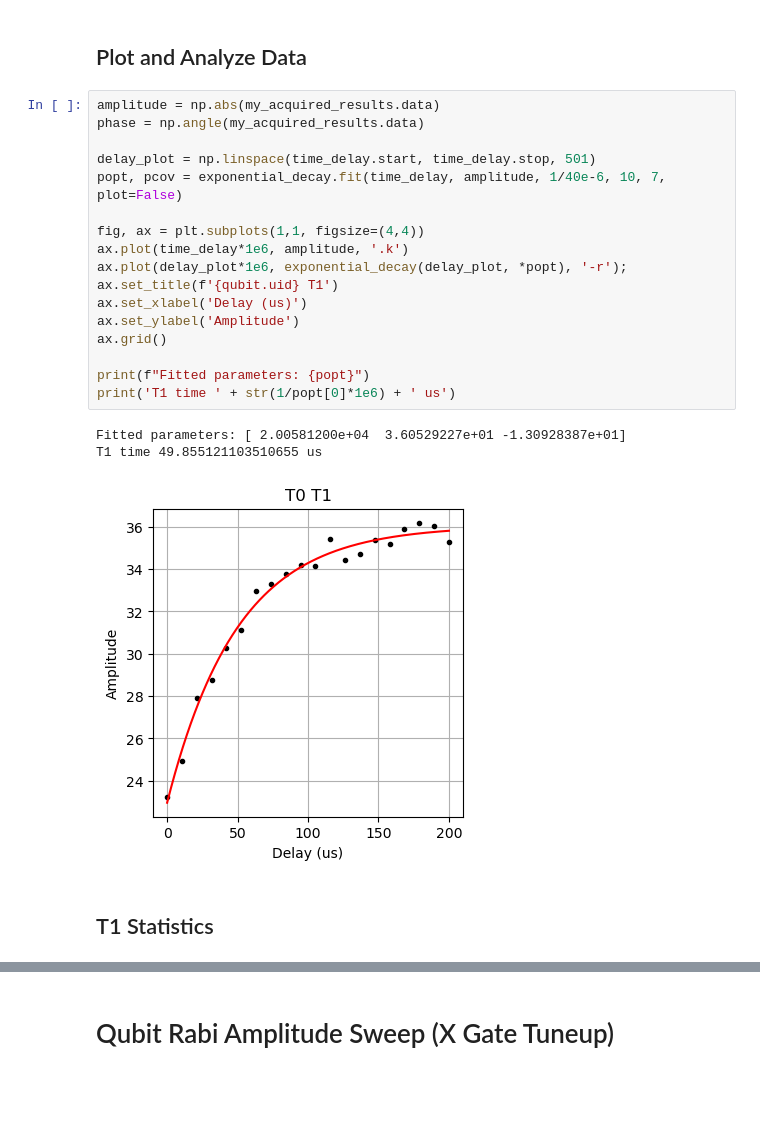
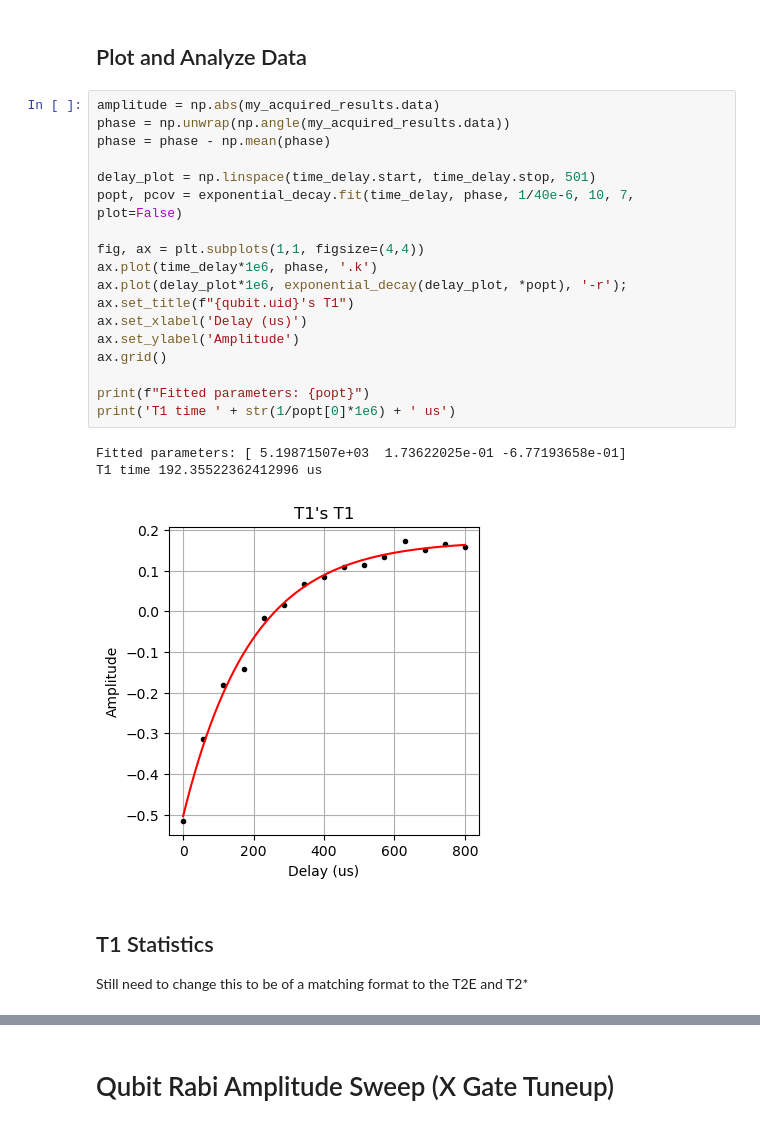
Before and after one commit to SciGeek2000/ZIScripts, a Jupyter notebook: LabOneQ/ZI_Control_Main.ipynb, the cells around one changed output, grey strips where cells are left out. Saved outputs shown, nothing was run; the diff lists cells and outputs as text; blank space fills up the shorter version.

```diff
--- a/LabOneQ/ZI_Control_Main.ipynb
+++ b/LabOneQ/ZI_Control_Main.ipynb
@@ -1568,25 +1570,27 @@ my_acquired_results = my_results.acquired_results['single_freq_data'] #extracts
 ## Plot and Analyze Data
 # %%
 amplitude = np.abs(my_acquired_results.data)
-phase = np.angle(my_acquired_results.data)
+phase = np.unwrap(np.angle(my_acquired_results.data))
+phase = phase - np.mean(phase)
 
 delay_plot = np.linspace(time_delay.start, time_delay.stop, 501)
-popt, pcov = exponential_decay.fit(time_delay, amplitude, 1/40e-6, 10, 7, plot=False)
+popt, pcov = exponential_decay.fit(time_delay, phase, 1/40e-6, 10, 7, plot=False)
 
 fig, ax = plt.subplots(1,1, figsize=(4,4))
-ax.plot(time_delay*1e6, amplitude, '.k')
+ax.plot(time_delay*1e6, phase, '.k')
 ax.plot(delay_plot*1e6, exponential_decay(delay_plot, *popt), '-r');
-ax.set_title(f'{qubit.uid} T1')
+ax.set_title(f"{qubit.uid}'s T1")
 ax.set_xlabel('Delay (us)')
 ax.set_ylabel('Amplitude')
 ax.grid()
 
 print(f"Fitted parameters: {popt}")
 print('T1 time ' + str(1/popt[0]*1e6) + ' us')
 # %% [output]
-Fitted parameters: [ 2.00581200e+04  3.60529227e+01 -1.30928387e+01]
-T1 time 49.855121103510655 us
+Fitted parameters: [ 5.19871507e+03  1.73622025e-01 -6.77193658e-01]
+T1 time 192.35522362412996 us
-[figure, old version]
+[figure, new version]
 # %% [markdown]
 ## T1 Statistics
+Still need to change this to be of a matching format to the T2E and T2*
 # %%
```
Also changed, not shown: parts of 64 cells of this notebook, 3 other files.
